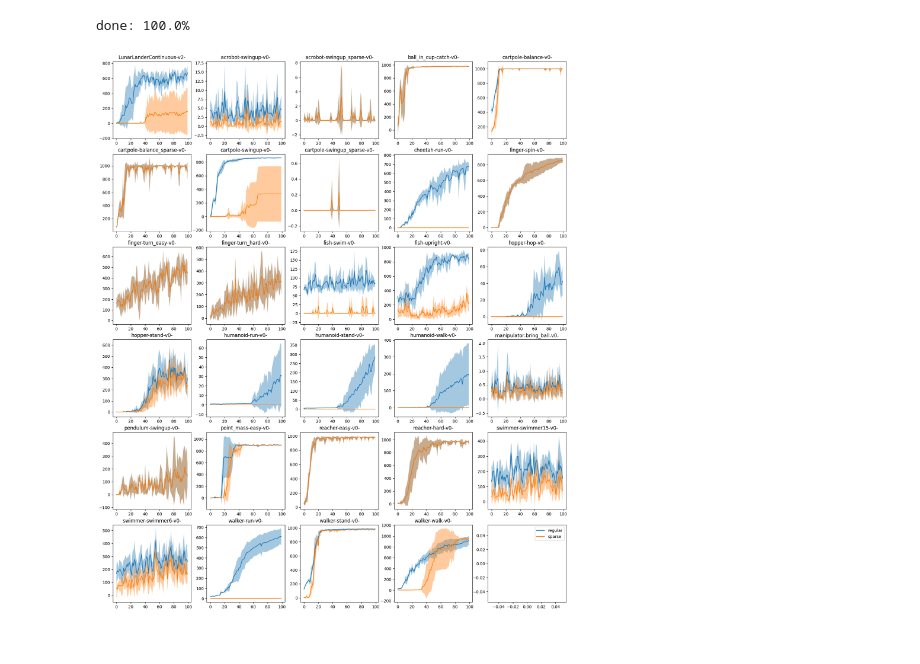
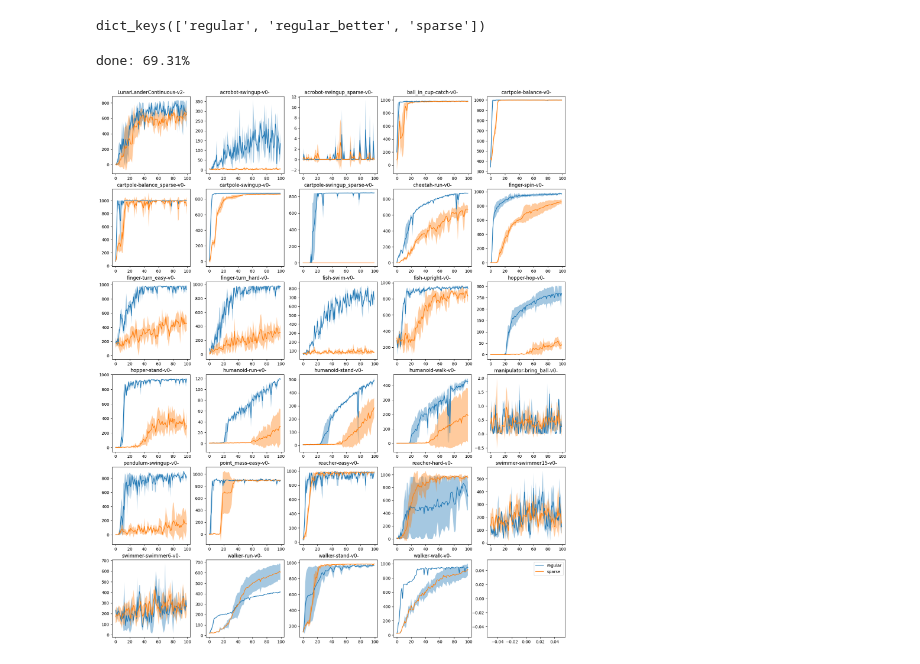
Before and after one commit to benquick123/RewardCurriculum, a Jupyter notebook: ipynbs/baselines_analysis.ipynb, the cells around one changed output. Cells and saved outputs as stored; diff of their text form; code cells hidden in the pictures.

```diff
--- a/ipynbs/baselines_analysis.ipynb
+++ b/ipynbs/baselines_analysis.ipynb
@@ -17,7 +17,7 @@ all_experiment_combinations = set()
 
 for filepath in LOG_PATH_LIST:
     run_name = filepath.split("/")[-4]
-    baseline_type = run_name.split("_")[0]
+    baseline_type = run_name[:run_name.find("baseline")-1]
     environment = "_".join(run_name.split("_")[2:-3])
     # all_experiment_combinations.add("_".join(run_name.split("_")[2:-1]))
 
@@ -57,38 +57,44 @@ def filter_recursively(keywords, dictionary):
             scalars_list += scalars
 
     return experiment_key_list, scalars_list
+# %%
+results_dict.keys()
+# %% [output]
+dict_keys(['regular', 'regular_better', 'sparse'])
 # %%
-regular_keys_to_plot, regular_results_to_plot = filter_recursively("regular.*".split("."), results_dict)
+regular_keys_to_plot, regular_results_to_plot = filter_recursively("regular_better.*".split("."), results_dict)
 regular_keys_to_plot = np.array(regular_keys_to_plot)[np.argsort(regular_keys_to_plot)]
 regular_results_to_plot = np.array(regular_results_to_plot, dtype=object)[np.argsort(regular_keys_to_plot)]
 # take care for lunarlander's varying reward scale.
 regular_results_to_plot[0] /= 100
 
-sparse_keys_to_plot, sparse_results_to_plot = filter_recursively("sparse.*".split("."), results_dict)
+sparse_keys_to_plot, sparse_results_to_plot = filter_recursively("regular.*".split("."), results_dict)
 sparse_keys_to_plot = np.array(sparse_keys_to_plot)[np.argsort(sparse_keys_to_plot)]
 sparse_results_to_plot = np.array(sparse_results_to_plot, dtype=object)[np.argsort(sparse_keys_to_plot)]
+# take care for lunarlander's varying reward scale.
+sparse_results_to_plot[0] /= 100
 
 nrows = int(np.ceil(len(regular_keys_to_plot) / 5))
 fig, axes = plt.subplots(nrows, 5, figsize=(20, 4 * nrows))
 axes = np.reshape(axes, -1)
 
 labels = ["regular", "sparse"]
 
 experiment_counter = 0
 for idx, (keys_to_plot, results_to_plot) in enumerate(zip([regular_keys_to_plot, sparse_keys_to_plot], [regular_results_to_plot, sparse_results_to_plot])):
     for ax, key, result in zip(axes, keys_to_plot, results_to_plot):
         result = result.astype(float)
         experiment_counter += result.shape[0]
 
         ax.plot(result.mean(axis=0), c="C" + str(idx), label=labels[idx])
         if len(result) > 1:
             ax.fill_between(np.arange(len(result[0])), result.mean(axis=0) - result.std(axis=0), result.mean(axis=0) + result.std(axis=0), alpha=0.4)
         ax.set_title("-".join(key.split("-")[1:]))
 
     axes[-1].plot([0], [0], c="C" + str(idx), label=labels[idx])
     axes[-1].legend()
 
 print("done: ", np.round(experiment_counter / (len(regular_keys_to_plot) * 5 * 2) * 100, 2), "%", sep="")
 # %% [output]
-done: 100.0%
+done: 69.31%
-[figure, old version]
+[figure, new version]
```
Also changed, not shown: 3 other files.
